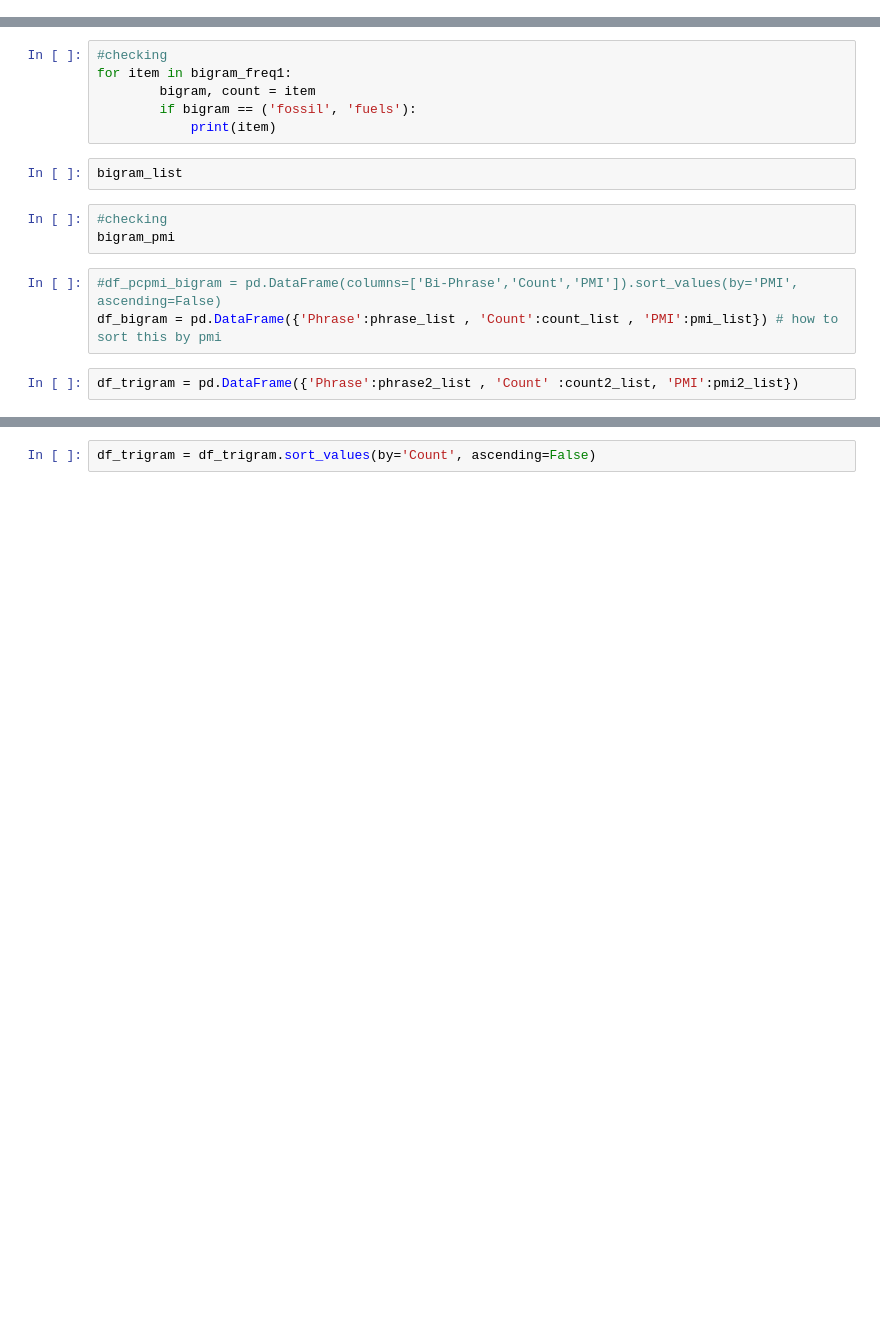
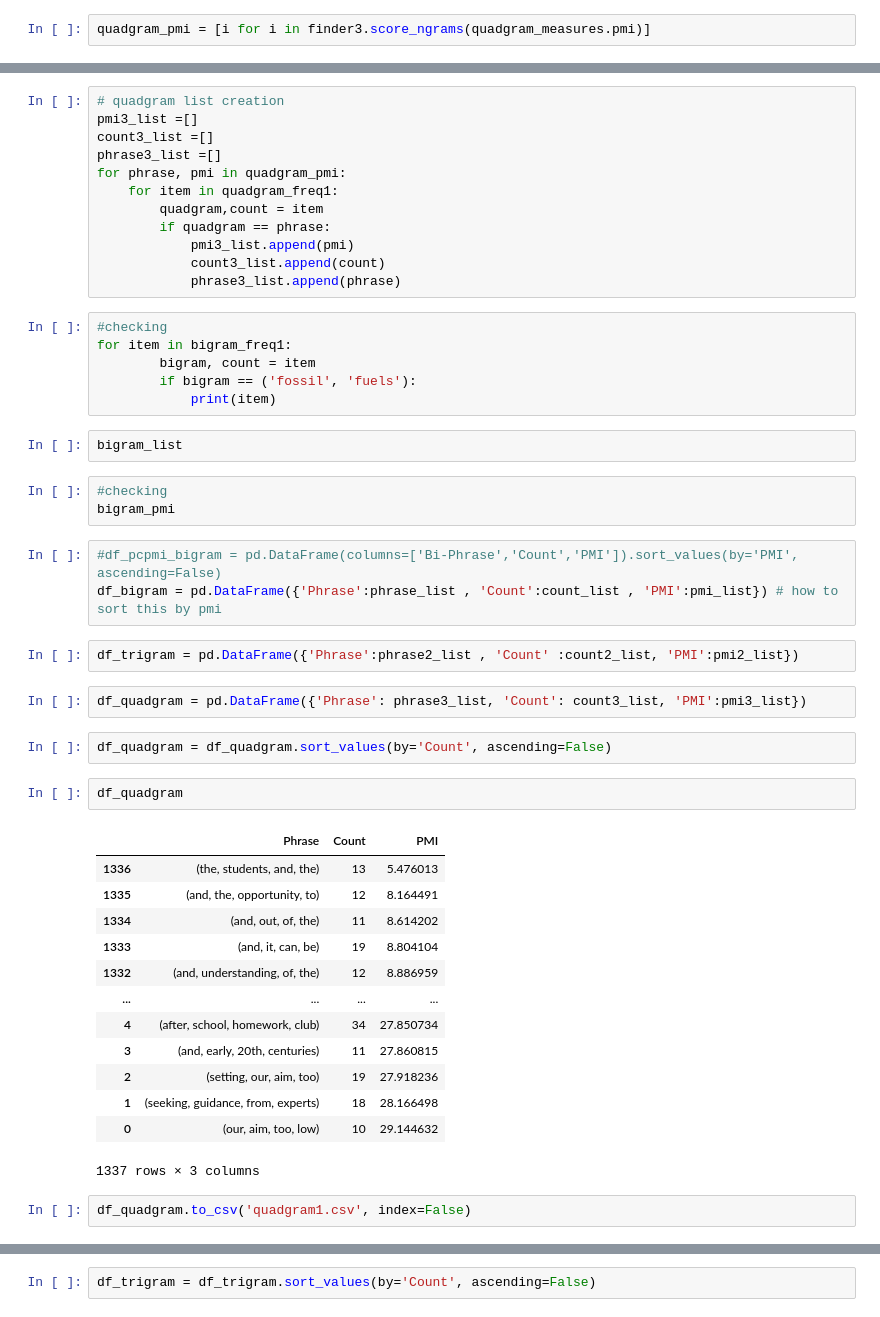
Before and after one commit to yflax/GriD, a Jupyter notebook: Bi and Tri Gram.ipynb, the cells around one changed output, grey strips where cells are left out. Cells and saved outputs as stored; diff of their text form; blank space fills up the shorter version.

```diff
--- a/Bi and Tri Gram.ipynb
+++ b/Bi and Tri Gram.ipynb
@@ -375,3 +373,5 @@ bigram_pmi = [i for i in finder.score_ngrams(bigram_measures.pmi)] # [(( phrase1
 #bigramFreqTable = pd.DataFrame(list(bigram_freq1), columns=['bigram','freq']).sort_values(by='freq', ascending=False)
 # %%
 trigram_pmi = [i for i in finder2.score_ngrams(trigram_measures.pmi)] # [(( phrase1, phrase2 ), pmi) ]
+# %%
+quadgram_pmi = [i for i in finder3.score_ngrams(quadgram_measures.pmi)]
@@ -408,6 +410,18 @@ for phrase , pmi in trigram_pmi:
             count2_list.append(count)  # count for the phrase = bigram
             phrase2_list.append(phrase) # phrase = bigram
             bigram2_list.append(bigram)
+# %%
+# quadgram list creation
+pmi3_list =[]
+count3_list =[]
+phrase3_list =[]
+for phrase, pmi in quadgram_pmi:
+    for item in quadgram_freq1:
+        quadgram,count = item
+        if quadgram == phrase:
+            pmi3_list.append(pmi)
+            count3_list.append(count)
+            phrase3_list.append(phrase)
 # %%
 #checking
 for item in bigram_freq1:
@@ -424,3 +438,25 @@ bigram_pmi
 df_bigram = pd.DataFrame({'Phrase':phrase_list , 'Count':count_list , 'PMI':pmi_list}) # how to sort this by pmi
 # %%
 df_trigram = pd.DataFrame({'Phrase':phrase2_list , 'Count' :count2_list, 'PMI':pmi2_list})
+# %%
+df_quadgram = pd.DataFrame({'Phrase': phrase3_list, 'Count': count3_list, 'PMI':pmi3_list})
+# %%
+df_quadgram = df_quadgram.sort_values(by='Count', ascending=False)
+# %%
+df_quadgram
+# %% [output]
+|  | Phrase | Count | PMI |
+| 1336 | (the, students, and, the) | 13 | 5.476013 |
+| 1335 | (and, the, opportunity, to) | 12 | 8.164491 |
+| 1334 | (and, out, of, the) | 11 | 8.614202 |
+| 1333 | (and, it, can, be) | 19 | 8.804104 |
+| 1332 | (and, understanding, of, the) | 12 | 8.886959 |
+| ... | ... | ... | ... |
+| 4 | (after, school, homework, club) | 34 | 27.850734 |
+| 3 | (and, early, 20th, centuries) | 11 | 27.860815 |
+| 2 | (setting, our, aim, too) | 19 | 27.918236 |
+| 1 | (seeking, guidance, from, experts) | 18 | 28.166498 |
+| 0 | (our, aim, too, low) | 10 | 29.144632 |
+1337 rows × 3 columns
+# %%
+df_quadgram.to_csv('quadgram1.csv', index=False)
```
Also changed, not shown: parts of 49 cells of this notebook, 4 other files.
